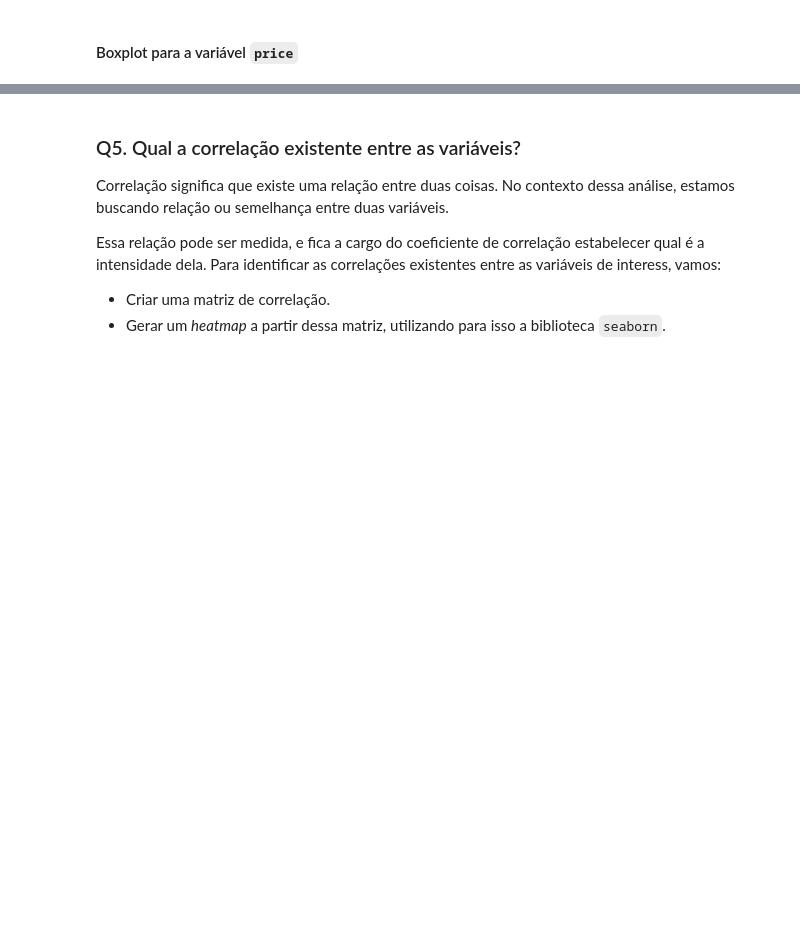
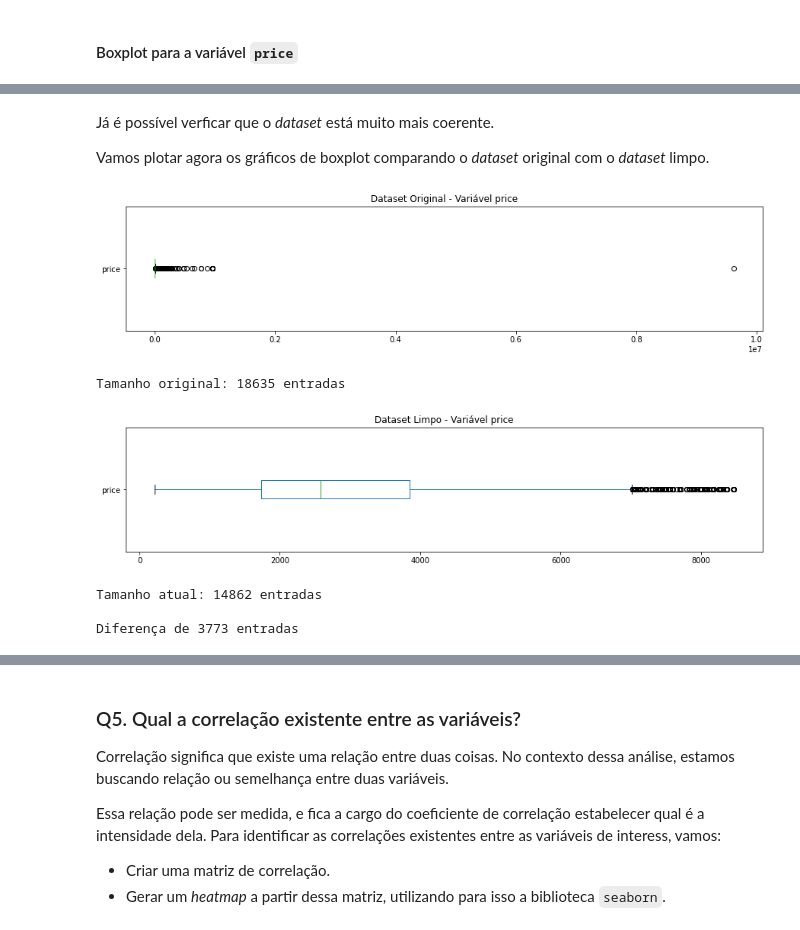
Before and after one commit to opaulovitor/data_science, a Jupyter notebook: Análise_dos_dados_do_Airbnb_Buenos_Aires.ipynb, the cells around one changed output, grey strips where cells are left out. Drawn from its saved outputs; the diff is of its cells as text; code cells hidden in the pictures; blank space fills up the shorter version.

```diff
--- a/Análise_dos_dados_do_Airbnb_Buenos_Aires.ipynb
+++ b/Análise_dos_dados_do_Airbnb_Buenos_Aires.ipynb
@@ -244,0 +346,26 @@ df_clean[['price', 'minimum_nights', 'number_of_reviews', 'reviews_per_month',
+# %% [markdown]
+Já é possível verficar que o *dataset* está muito mais coerente.
+
+Vamos plotar agora os gráficos de boxplot comparando o *dataset* original com o *dataset* limpo.
+# %%
+# Plotar o boxplot do dataset original e limpo para a varíavel price
+fig, ax = plt.subplots(figsize=(15,3))
+df['price'].plot(kind='box', vert=False);
+ax.set_title('Dataset Original - Variável price')
+plt.show()
+print("Tamanho original: {} entradas".format(df.shape[0]))
+
+fig, ax = plt.subplots(figsize=(15,3))
+df_clean['price'].plot(kind='box', vert=False);
+ax.set_title('Dataset Limpo - Variável price')
+plt.show()
+print("Tamanho atual: {} entradas \n".format(df_clean.shape[0]))
+
+print("Diferença de {} entradas".format(df.shape[0] - df_clean.shape[0]))
+# %% [output]
+[figure, added]
+Tamanho original: 18635 entradas
+[figure, added]
+Tamanho atual: 14862 entradas
+
+Diferença de 3773 entradas
```
Also changed, not shown: parts of 33 cells of this notebook.
